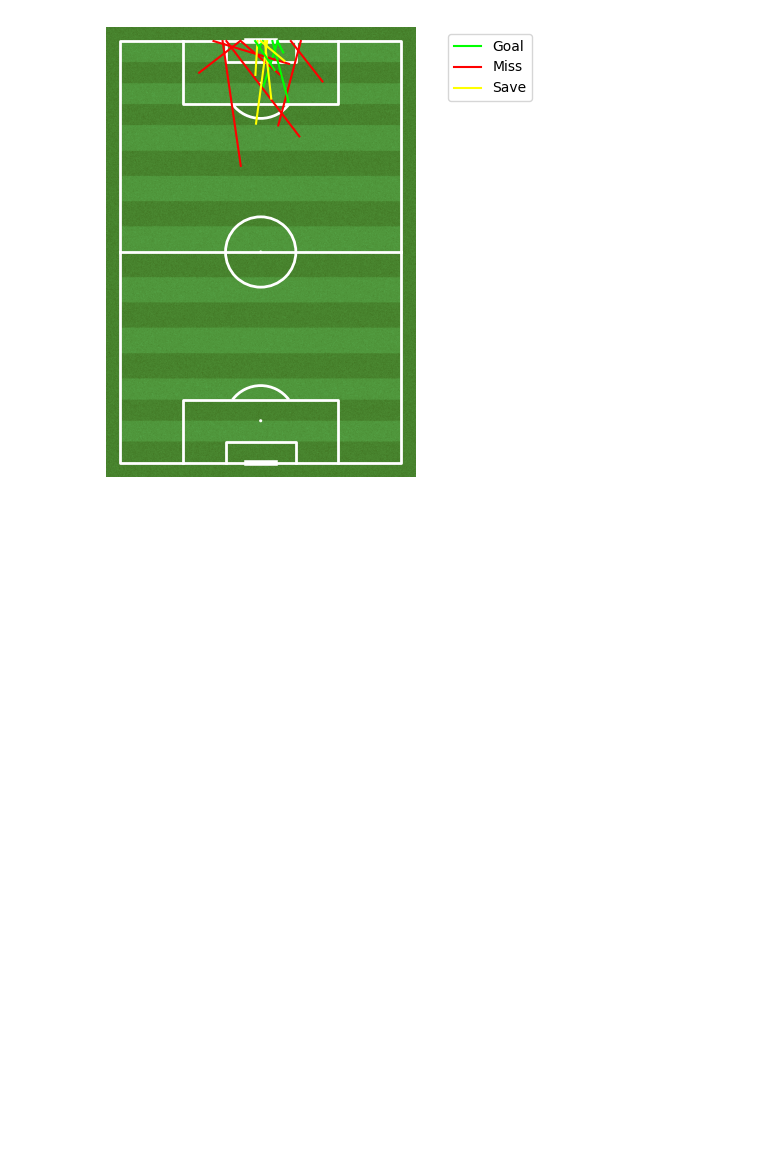
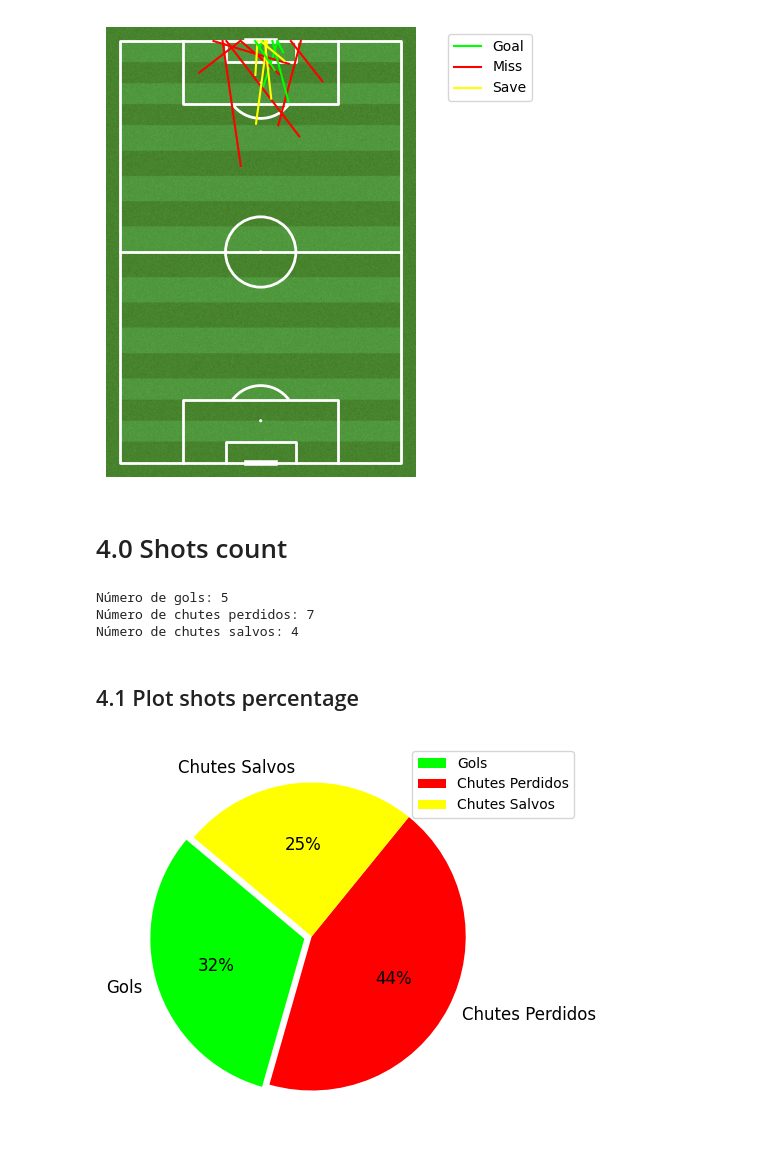
Before and after one commit to 8ugo/PALxPON_Shots, a Jupyter notebook: PALxPON.ipynb, the cells around one changed output. Drawn from its saved outputs; the diff is of its cells as text; code cells hidden in the pictures; blank space fills up the shorter version.

```diff
--- a/PALxPON.ipynb
+++ b/PALxPON.ipynb
@@ -875,3 +868,48 @@ plt.legend([goal_plots[0], miss_plots[0], save_plots[0]], ['Goal', 'Miss', 'Save
 plt.show()
 # %% [output]
 [figure]
+# %% [markdown]
+# 4.0 Shots count
+# %%
+# Contando o número de gols, chutes perdidos e chutes salvos
+num_goals = len(df[(df['shotType'] == 'goal') & (df['isHome'] == True)])
+num_misses = len(df[(df['shotType'] == 'miss') & (df['isHome'] == True)])
+num_saves = len(df[(df['shotType'] == 'save') & (df['isHome'] == True)])
+
+# Imprimindo as quantidades
+print("Número de gols:", num_goals)
+print("Número de chutes perdidos:", num_misses)
+print("Número de chutes salvos:", num_saves)
+# %% [output]
+Número de gols: 5
+Número de chutes perdidos: 7
+Número de chutes salvos: 4
+# %% [markdown]
+## 4.1 Plot shots percentage
+# %%
+# Contando o número de gols, chutes perdidos e chutes salvos
+num_goals = len(df[(df['shotType'] == 'goal') & (df['isHome'] == True)])
+num_misses = len(df[(df['shotType'] == 'miss') & (df['isHome'] == True)])
+num_saves = len(df[(df['shotType'] == 'save') & (df['isHome'] == True)])
+
+# Calculando as porcentagens
+total_shots = num_goals + num_misses + num_saves
+percent_goals = math.ceil((num_goals / total_shots) * 100)
+percent_misses = math.ceil((num_misses / total_shots) * 100)
+percent_saves = math.ceil((num_saves / total_shots) * 100)
+
+# Criando um gráfico de pizza
+labels = ['Gols', 'Chutes Perdidos', 'Chutes Salvos']
+sizes = [percent_goals, percent_misses, percent_saves]
+colors = ['#00FF00', 'red', 'yellow']
+
+# Efeito de explodir a fatia dos gols
+explode = (0.05, 0, 0)
+
+plt.figure(figsize=(7, 5))  # Define o tamanho do gráfico
+plt.pie(sizes, explode=explode, labels=labels, colors=colors, autopct='%1.0f%%', startangle=140, textprops={'fontsize': 12})
+plt.legend(loc='upper right', bbox_to_anchor=(1.2, 1))
+
+plt.show()
+# %% [output]
+[figure, added]
```
Also changed, not shown: parts of 1 cell of this notebook.
